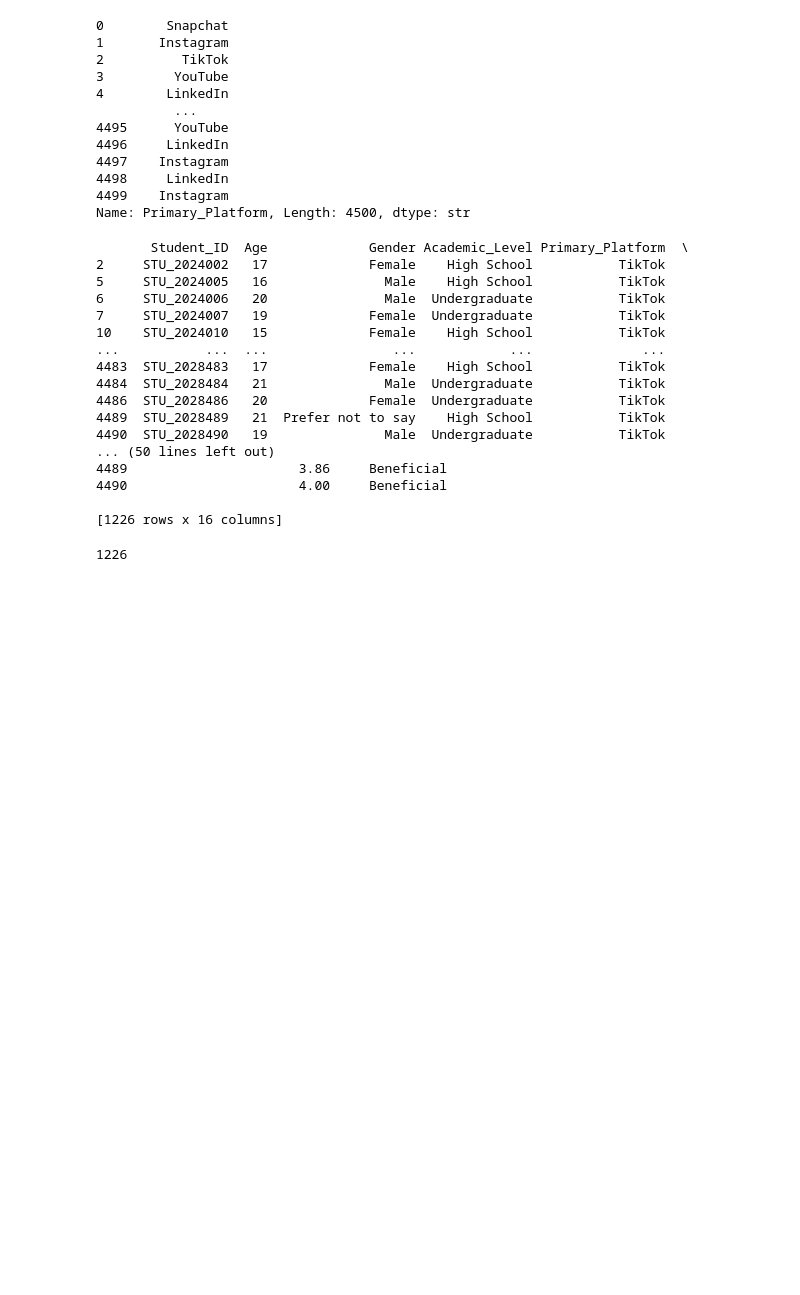
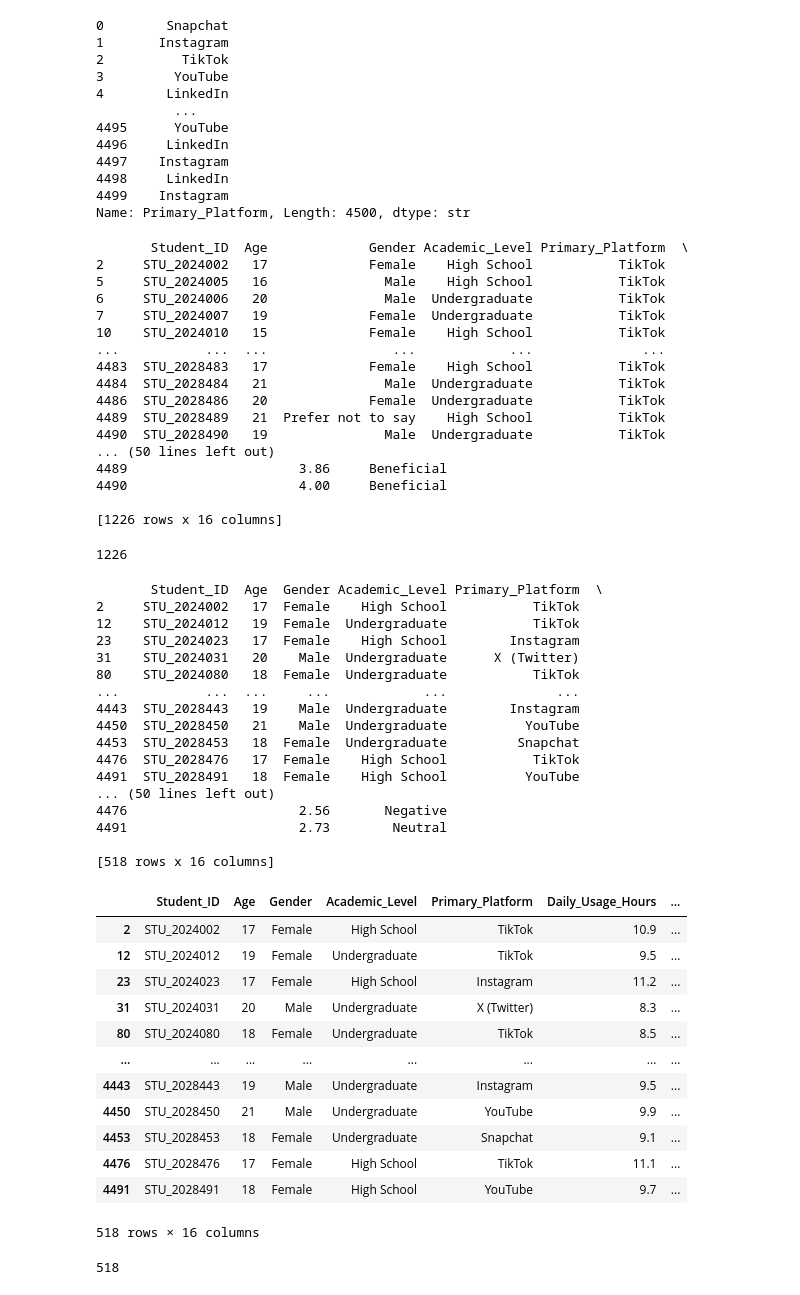
Before and after one commit to Innovators-for-Purpose/iFp-CS-Summer-Learning, a Jupyter notebook: Data-Analysis-Track/my-jupyter-data-analysis.ipynb, the cells around one changed output. Drawn from its saved outputs; the diff is of its cells as text; code cells hidden in the pictures; blank space fills up the shorter version.

Commit message:
adding display + filtering part 5

```diff
--- a/Data-Analysis-Track/my-jupyter-data-analysis.ipynb
+++ b/Data-Analysis-Track/my-jupyter-data-analysis.ipynb
@@ -371,3 +398,44 @@ print(tiktok_users)
 print(tiktok_users.shape[0])
 # %% [output]
 1226
+# %%
+two_conditions = df[
+    (df["Daily_Usage_Hours"] > 8) & (df["Sleep_Duration_Hours"] < 6)
+    ]
+print(two_conditions)
+display(two_conditions)
+# %% [output]
+       Student_ID  Age  Gender Academic_Level Primary_Platform  \
+2     STU_2024002   17  Female    High School           TikTok
+12    STU_2024012   19  Female  Undergraduate           TikTok
+23    STU_2024023   17  Female    High School        Instagram
+31    STU_2024031   20    Male  Undergraduate      X (Twitter)
+80    STU_2024080   18  Female  Undergraduate           TikTok
+...           ...  ...     ...            ...              ...
+4443  STU_2028443   19    Male  Undergraduate        Instagram
+4450  STU_2028450   21    Male  Undergraduate          YouTube
+4453  STU_2028453   18  Female  Undergraduate         Snapchat
+4476  STU_2028476   17  Female    High School           TikTok
+4491  STU_2028491   18  Female    High School          YouTube
+... (50 lines left out)
+4476                      2.56       Negative
+4491                      2.73        Neutral
+
+[518 rows x 16 columns]
+|  | Student_ID | Age | Gender | Academic_Level | Primary_Platform | Daily_Usage_Hours | ... |
+| 2 | STU_2024002 | 17 | Female | High School | TikTok | 10.9 | ... |
+| 12 | STU_2024012 | 19 | Female | Undergraduate | TikTok | 9.5 | ... |
+| 23 | STU_2024023 | 17 | Female | High School | Instagram | 11.2 | ... |
+| 31 | STU_2024031 | 20 | Male | Undergraduate | X (Twitter) | 8.3 | ... |
+| 80 | STU_2024080 | 18 | Female | Undergraduate | TikTok | 8.5 | ... |
+| ... | ... | ... | ... | ... | ... | ... | ... |
+| 4443 | STU_2028443 | 19 | Male | Undergraduate | Instagram | 9.5 | ... |
+| 4450 | STU_2028450 | 21 | Male | Undergraduate | YouTube | 9.9 | ... |
+| 4453 | STU_2028453 | 18 | Female | Undergraduate | Snapchat | 9.1 | ... |
+| 4476 | STU_2028476 | 17 | Female | High School | TikTok | 11.1 | ... |
+| 4491 | STU_2028491 | 18 | Female | High School | YouTube | 9.7 | ... |
+518 rows × 16 columns
+# %%
+print(two_conditions.shape[0])
+# %% [output]
+518
```
Also changed, not shown: parts of 6 cells of this notebook, 2 other files.
